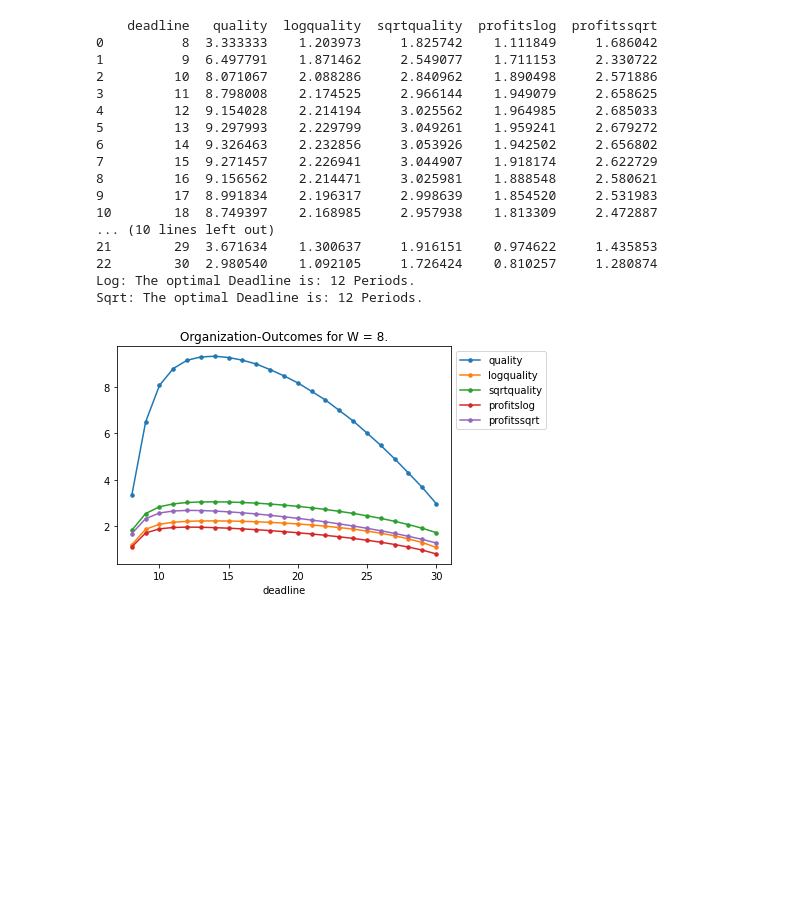
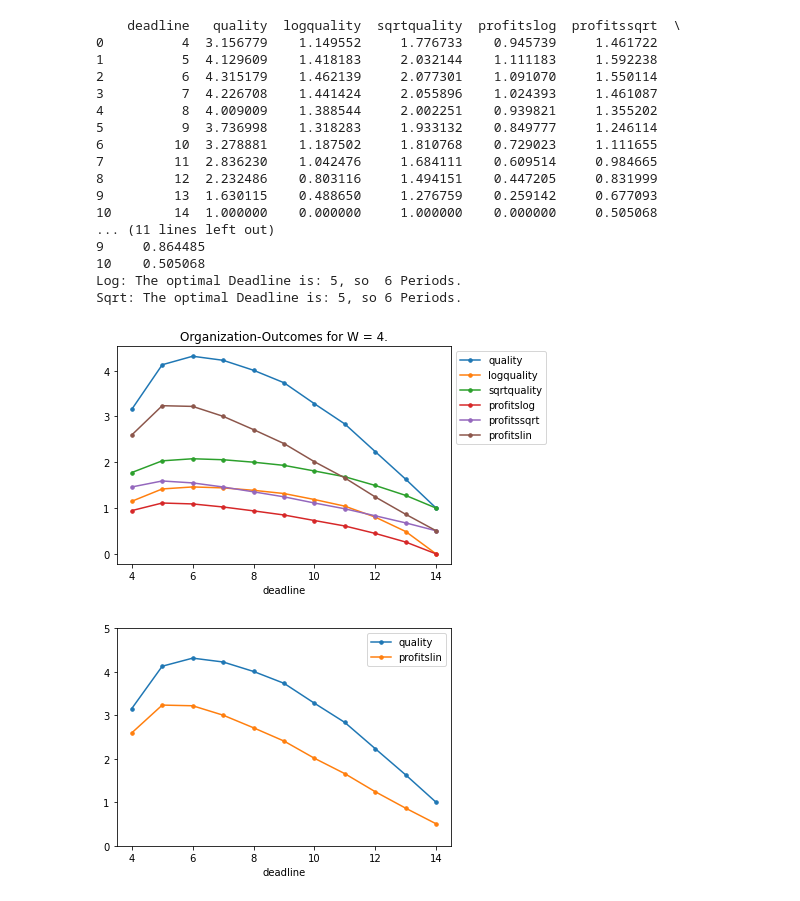
Before and after one commit to AndyOhneHandy/workspace8-seminarthesis, a Jupyter notebook: graphs.ipynb, the cells around one changed output. Cells and saved outputs as stored; diff of their text form; code cells hidden in the pictures; blank space fills up the shorter version.

Commit message:
Updated plot commands

```diff
--- a/graphs.ipynb
+++ b/graphs.ipynb
@@ -89,7 +89,9 @@ def contributioncalc(deadline, plots, uftype, printcontri):
             x += 1
         period += 1
     if plots == True:
-        plot = locals()[strtemp].plot(x = 'Period', marker = '.', markersize = 3, figsize=(15,10)).legend(bbox_to_anchor=(1.0, 1.0))
+        plot = locals()[strtemp].plot(x = 'Period', marker = '.', markersize = 3,).legend(bbox_to_anchor=(1.0, 1.0))
+        plt.xticks(numpy.arange(min(locals()[strtemp]['Period']), max(locals()[strtemp]["Period"])+1, 1.0))
+        plt.savefig(f"abcbias.png", dpi = 1200)
          ##colormap = 'hot') title = f"Effort decisions by period for deadline = {deadline}; delta = {delta}; beta = {beta}; W = {w}; Utilitytype = {uftype}",
         #plot
 
@@ -101,8 +103,8 @@ def contributioncalc(deadline, plots, uftype, printcontri):
 
 delta = 0.90        # Discount Factor
 beta = 0.9          # Temporal Bias
-w = 8        # Required accumulated Effort
-r = 1.01           # Opportunity cost of a less tight deadline for the organization
+w = 4        # Required accumulated Effort
+r = 1.05           # Opportunity cost of a less tight deadline for the organization
 
 print(f"delta = {delta}; beta = {beta}; w = {w};")
 # %% [output]
@@ -146,10 +132,10 @@ deadlinelist = []
 qualitylist = []
 
 t = int(w) # + 1
-b = 2*t + 15
+b = 2*t + 7
 
 while t < b:
-    quallist = [qualitycalc(i) for i in contributioncalc(t, False, "log", False)]
+    quallist = [qualitycalc(i) for i in contributioncalc(t, False, "sqrt", False)]
     if sum(quallist) > 1:
         qualsum = sum(quallist)
     else:
@@ -167,50 +153,66 @@ qualitydf['logquality'] = logquality
 qualitydf['sqrtquality'] = sqrtquality
 
 rows = len(qualitydf)
 profitlist = []
 profitlistsq = []
+profitslinear = []
 f = 0
 
 while f < rows:
     dlin = qualitydf.iloc[f,0]
     lqual = qualitydf.iloc[f,2]
     squal = qualitydf.iloc[f,3]
+    linqual = qualitydf.iloc[f,1]
     profitlog = ((1/(r**dlin))*lqual)
     profitsqrt = ((1/(r**dlin))*squal)
+    profitslin = ((1/(r**dlin))*linqual)
     profitlist += [profitlog]
     profitlistsq += [profitsqrt]
+    profitslinear += [profitslin]
     f += 1
 
 qualitydf['profitslog'] = profitlist
 qualitydf['profitssqrt'] = profitlistsq
+qualitydf['profitslin'] = profitslinear
+
+qualitydf['quality'] = pd.to_numeric(qualitydf['quality'])
+
+
 
 qualitydf.plot(x = 'deadline', marker = '.', markersize = 7, title = f"Organization-Outcomes for W = {w}.").legend(bbox_to_anchor=(1.0, 1.0))
+
+qualitydf.plot(x = 'deadline', y= ['quality','profitslin'], marker = '.', markersize = 7, ).legend(bbox_to_anchor=(1.0, 1.0)) #title = f"Organization-Outcomes for W = {w}."
+
+plt.xticks(numpy.arange(min(qualitydf["deadline"]), max(qualitydf["deadline"])+1, 2.0))
+plt.yticks(numpy.arange(0, max(qualitydf["quality"])+1, 1.0))
+plt.savefig("qualityw4.png", dpi = 1200)
 
 print(qualitydf)
 
 maxprofit = qualitydf['profitslog'].idxmax()
 maxprofitsq = qualitydf['profitssqrt'].idxmax()
 optimaldeadlinelog = qualitydf.iloc[maxprofit,0]
 optimaldeadlinesqrt = qualitydf.iloc[maxprofitsq,0]
 
-print(f"Log: The optimal Deadline is: {optimaldeadlinelog} Periods.")
-print(f"Sqrt: The optimal Deadline is: {optimaldeadlinesqrt} Periods.")
+print(f"Log: The optimal Deadline is: {optimaldeadlinelog}, so  {optimaldeadlinelog + 1} Periods.")
+print(f"Sqrt: The optimal Deadline is: {optimaldeadlinesqrt}, so {optimaldeadlinesqrt + 1} Periods.")
 # %% [output]
-    deadline   quality  logquality  sqrtquality  profitslog  profitssqrt
-0          8  3.333333    1.203973     1.825742    1.111849     1.686042
-1          9  6.497791    1.871462     2.549077    1.711153     2.330722
-2         10  8.071067    2.088286     2.840962    1.890498     2.571886
-3         11  8.798008    2.174525     2.966144    1.949079     2.658625
-4         12  9.154028    2.214194     3.025562    1.964985     2.685033
-5         13  9.297993    2.229799     3.049261    1.959241     2.679272
-6         14  9.326463    2.232856     3.053926    1.942502     2.656802
-7         15  9.271457    2.226941     3.044907    1.918174     2.622729
-8         16  9.156562    2.214471     3.025981    1.888548     2.580621
-9         17  8.991834    2.196317     2.998639    1.854520     2.531983
-10        18  8.749397    2.168985     2.957938    1.813309     2.472887
-... (10 lines left out)
-21        29  3.671634    1.300637     1.916151    0.974622     1.435853
-22        30  2.980540    1.092105     1.726424    0.810257     1.280874
-Log: The optimal Deadline is: 12 Periods.
-Sqrt: The optimal Deadline is: 12 Periods.
+    deadline   quality  logquality  sqrtquality  profitslog  profitssqrt  \
+0          4  3.156779    1.149552     1.776733    0.945739     1.461722
+1          5  4.129609    1.418183     2.032144    1.111183     1.592238
+2          6  4.315179    1.462139     2.077301    1.091070     1.550114
+3          7  4.226708    1.441424     2.055896    1.024393     1.461087
+4          8  4.009009    1.388544     2.002251    0.939821     1.355202
+5          9  3.736998    1.318283     1.933132    0.849777     1.246114
+6         10  3.278881    1.187502     1.810768    0.729023     1.111655
+7         11  2.836230    1.042476     1.684111    0.609514     0.984665
+8         12  2.232486    0.803116     1.494151    0.447205     0.831999
+9         13  1.630115    0.488650     1.276759    0.259142     0.677093
+10        14  1.000000    0.000000     1.000000    0.000000     0.505068
+... (11 lines left out)
+9     0.864485
+10    0.505068
+Log: The optimal Deadline is: 5, so  6 Periods.
+Sqrt: The optimal Deadline is: 5, so 6 Periods.
-[figure, old version]
+[figure, new version]
+[figure, added]
```
Also changed, not shown: parts of 3 cells of this notebook.
